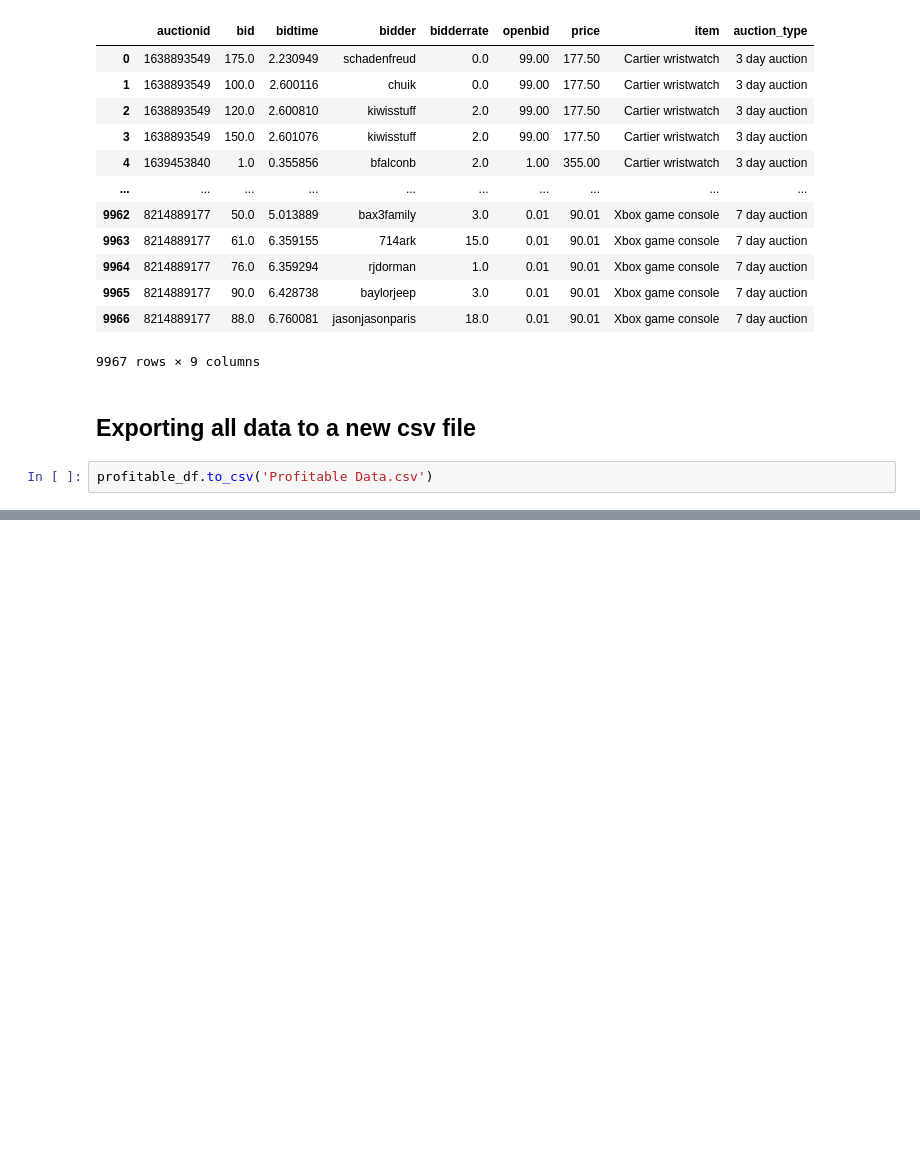
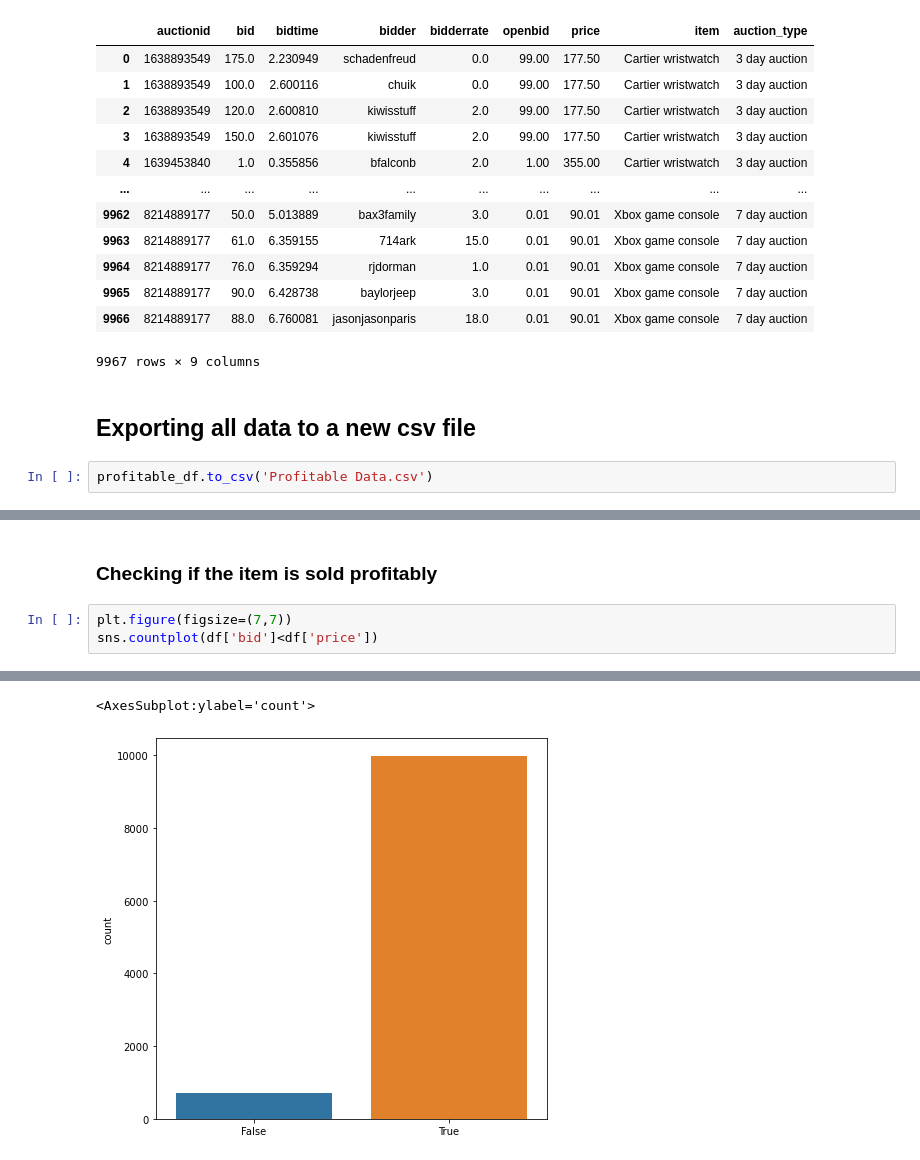
Before and after one commit to Aruj77/Auction-Analysis, a Jupyter notebook: Auction Analysis.ipynb, the cells around one changed output, grey strips where cells are left out. Drawn from its saved outputs; the diff is of its cells as text; blank space fills up the shorter version.

```diff
--- a/Auction Analysis.ipynb
+++ b/Auction Analysis.ipynb
@@ -112,0 +156,6 @@ profitable_df.to_csv('Profitable Data.csv')
+# %% [markdown]
+### Checking if the item is sold profitably
+# %%
+plt.figure(figsize=(7,7))
+sns.countplot(df['bid']<df['price'])
+# %% [output]
@@ -112,0 +164,2 @@ profitable_df.to_csv('Profitable Data.csv')
+<AxesSubplot:ylabel='count'>
+[figure, added]
```
Also changed, not shown: parts of 19 cells of this notebook.
